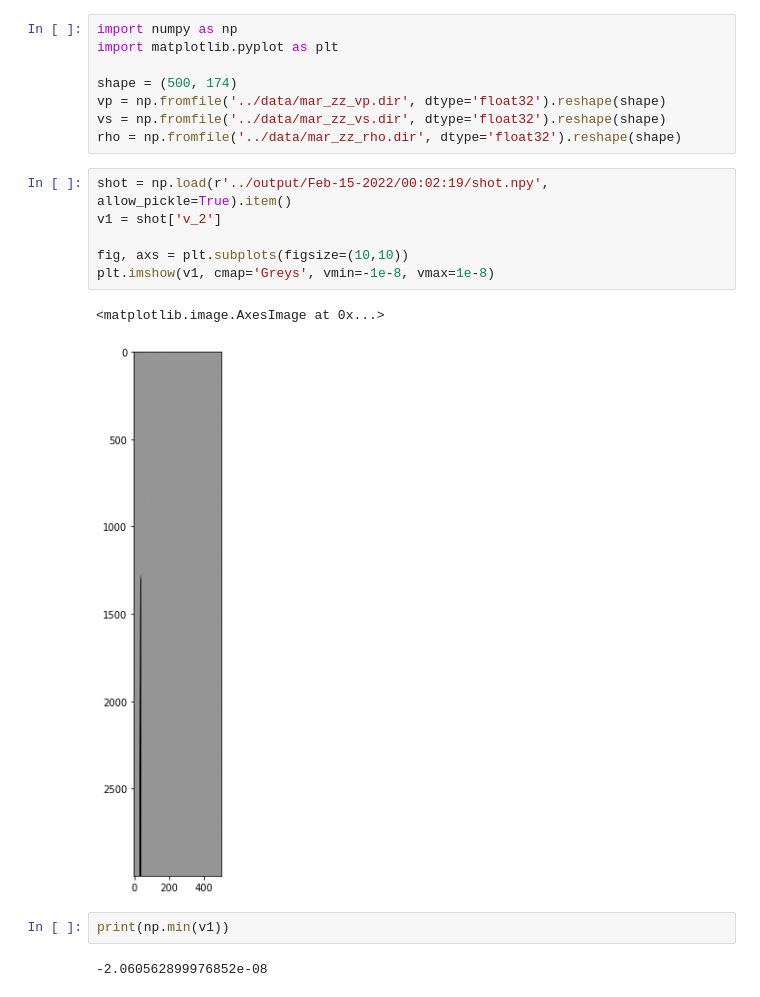
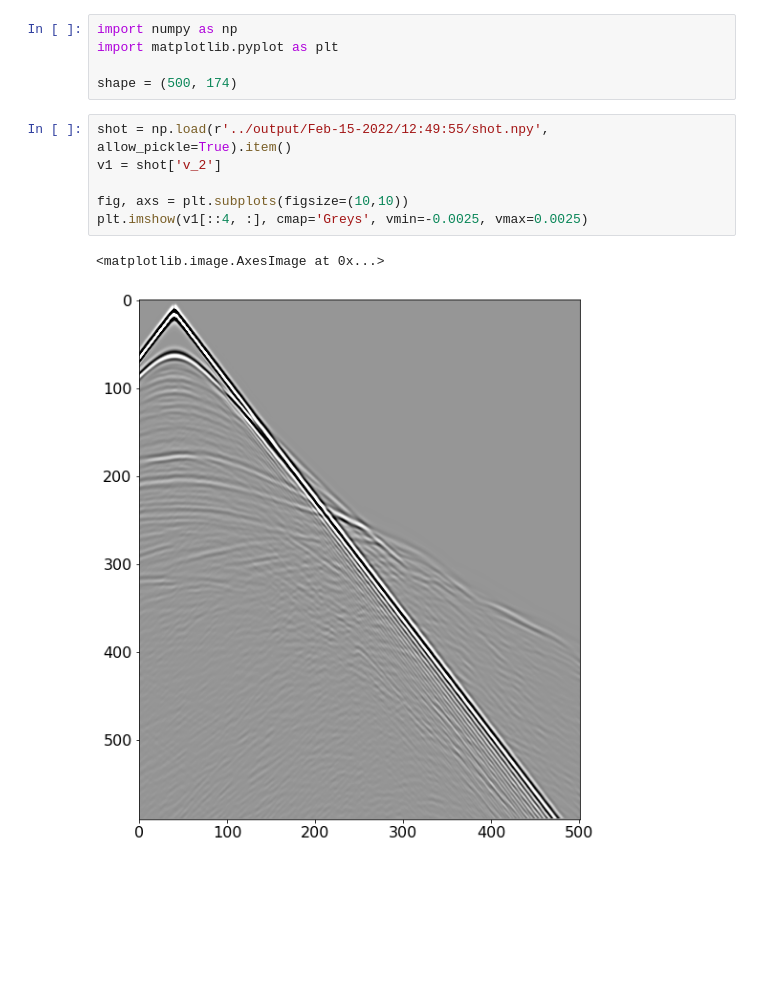
Before and after one commit to dimitri-voytan/devito-wrapper, a Jupyter notebook: elastic/notebooks/process_to_numpy.ipynb, the cells around one changed output. Cells and saved outputs as stored; diff of their text form; blank space fills up the shorter version.

```diff
--- a/elastic/notebooks/process_to_numpy.ipynb
+++ b/elastic/notebooks/process_to_numpy.ipynb
@@ -1,21 +1,14 @@
-# %%
-import numpy as np
-import matplotlib.pyplot as plt
-
-shape = (500, 174)
-vp = np.fromfile('../data/mar_zz_vp.dir', dtype='float32').reshape(shape)
-vs = np.fromfile('../data/mar_zz_vs.dir', dtype='float32').reshape(shape)
-rho = np.fromfile('../data/mar_zz_rho.dir', dtype='float32').reshape(shape)
+# %%
+import numpy as np
+import matplotlib.pyplot as plt
+
+shape = (500, 174)
 # %%
-shot = np.load(r'../output/Feb-15-2022/00:02:19/shot.npy', allow_pickle=True).item()
+shot = np.load(r'../output/Feb-15-2022/12:49:55/shot.npy', allow_pickle=True).item()
 v1 = shot['v_2']
 
 fig, axs = plt.subplots(figsize=(10,10))
-plt.imshow(v1, cmap='Greys', vmin=-1e-8, vmax=1e-8)
+plt.imshow(v1[::4, :], cmap='Greys', vmin=-0.0025, vmax=0.0025)
 # %% [output]
 <matplotlib.image.AxesImage at 0x...>
-[figure, old version]
+[figure, new version]
-# %%
-print(np.min(v1))
-# %% [output]
--2.060562899976852e-08
```
Also changed, not shown: 2 other files.
